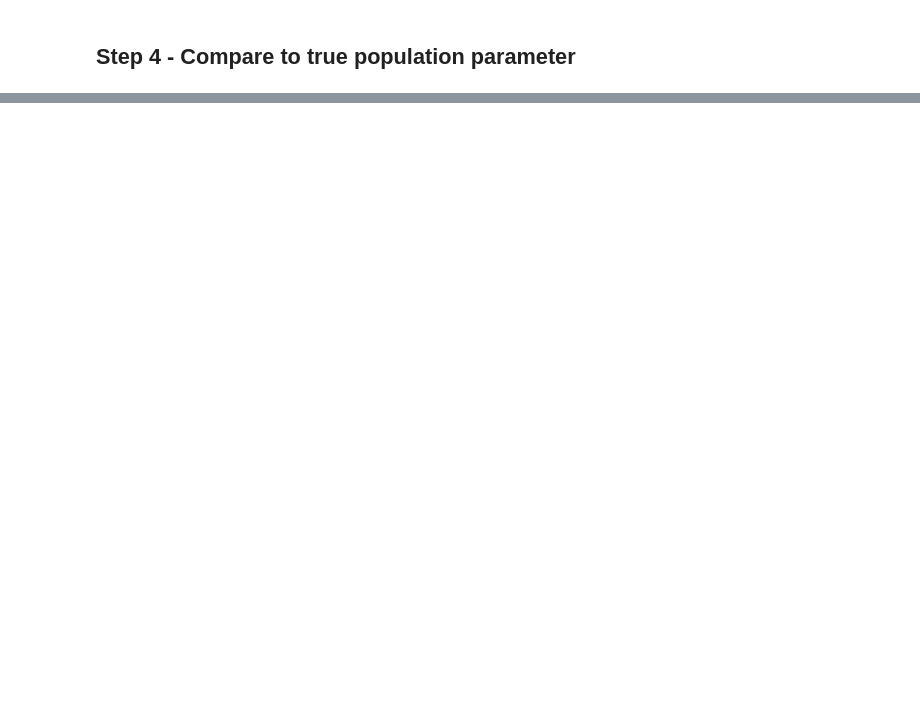
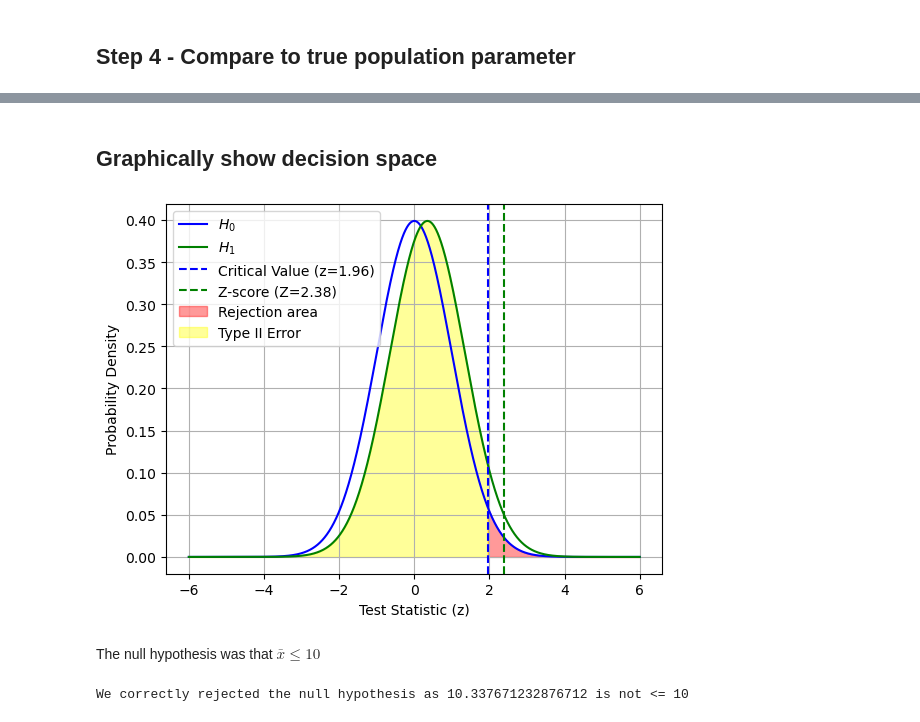
Before and after one commit to yazidneely/learn_stats, a Jupyter notebook: notebooks/sampling_distribution.ipynb, the cells around one changed output, grey strips where cells are left out. Cells and saved outputs as stored; diff of their text form; code cells hidden in the pictures; blank space fills up the shorter version.

Commit message:
Added decision graphics to sampling distribution notebook

```diff
--- a/notebooks/sampling_distribution.ipynb
+++ b/notebooks/sampling_distribution.ipynb
@@ -121,0 +122,39 @@ The true average number of calls per hours is: 10.316552511415525
+# %% [markdown]
+## Graphically show decision space
+# %%
+L=10000;
+zline=np.linspace(-6,6,L)
+h0 = norm.pdf(zline,loc=0,scale=1)
+h1 = norm.pdf(zline,loc=x_bar-paramGuess,scale=1)
+plt.plot(zline,h0,'b',label='$H_0$')
+plt.plot(zline,h1,'g',label='$H_1$')
+CVstring = 'Critical Value (z='+str(round(z_criticalValue,2))+')'
+ZSstring = 'Z-score (Z='+str(round((Z),2))+')'
+plt.axvline(x=(z_criticalValue), color='blue', linestyle='--',label=CVstring)
+plt.axvline(x=(Z), color='green', linestyle='--',label=ZSstring)
+plt.fill_between(zline,h0,where=zline >= z_criticalValue, color='red', alpha=0.4,label='Rejection area')
+plt.fill_between(zline,h1,where=zline < z_criticalValue, color='yellow', alpha=0.4,label='Type II Error')
+plt.xlabel('Test Statistic (z)')
+plt.ylabel('Probability Density')
+plt.grid()
+plt.legend()
+plt.show()
+# %% [output]
+[figure, added]
+# %% [markdown]
+The null hypothesis was that $\bar{x} \leq 10$
+# %%
+if(p_value > alpha ):
+    if(popMean > paramGuess):
+        print("We have made a Type II Error: (false negative)")
+        print(f"We accepted the null hypothesis but it was false as {popMean} is not <= {paramGuess}")
+    else:
+         print(f"We correctly accepted the null hypothesis as {popMean} <= {paramGuess}")
+elif(p_value < alpha):
+    if(popMean <= paramGuess):
+        print("We have made a Type I Error: (false positive)")
+        print(f"We rejected the null hypothesis but it was true as {popMean} <= {paramGuess}")
+    else:
+        print(f"We correctly rejected the null hypothesis as {popMean} is not <= {paramGuess}")
+# %% [output]
+We correctly rejected the null hypothesis as 10.337671232876712 is not <= 10
```
Also changed, not shown: parts of 6 cells of this notebook.
